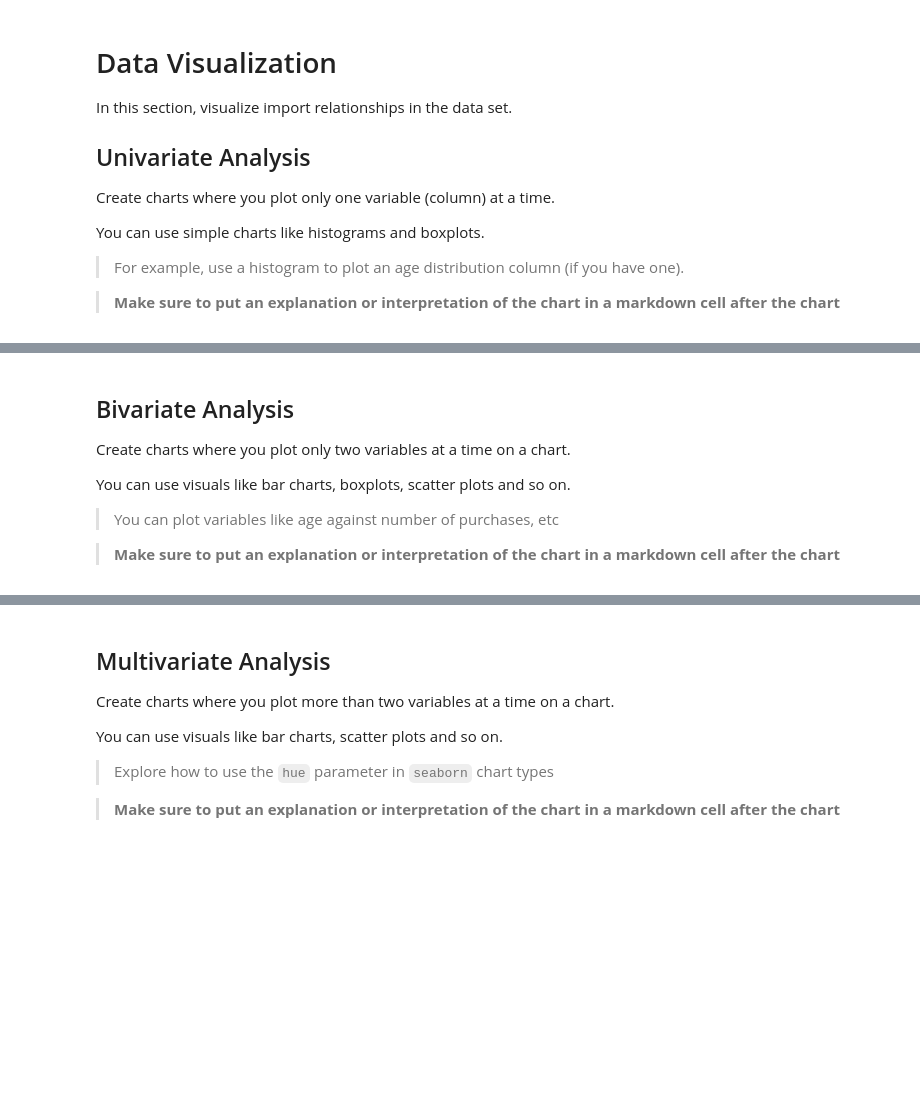
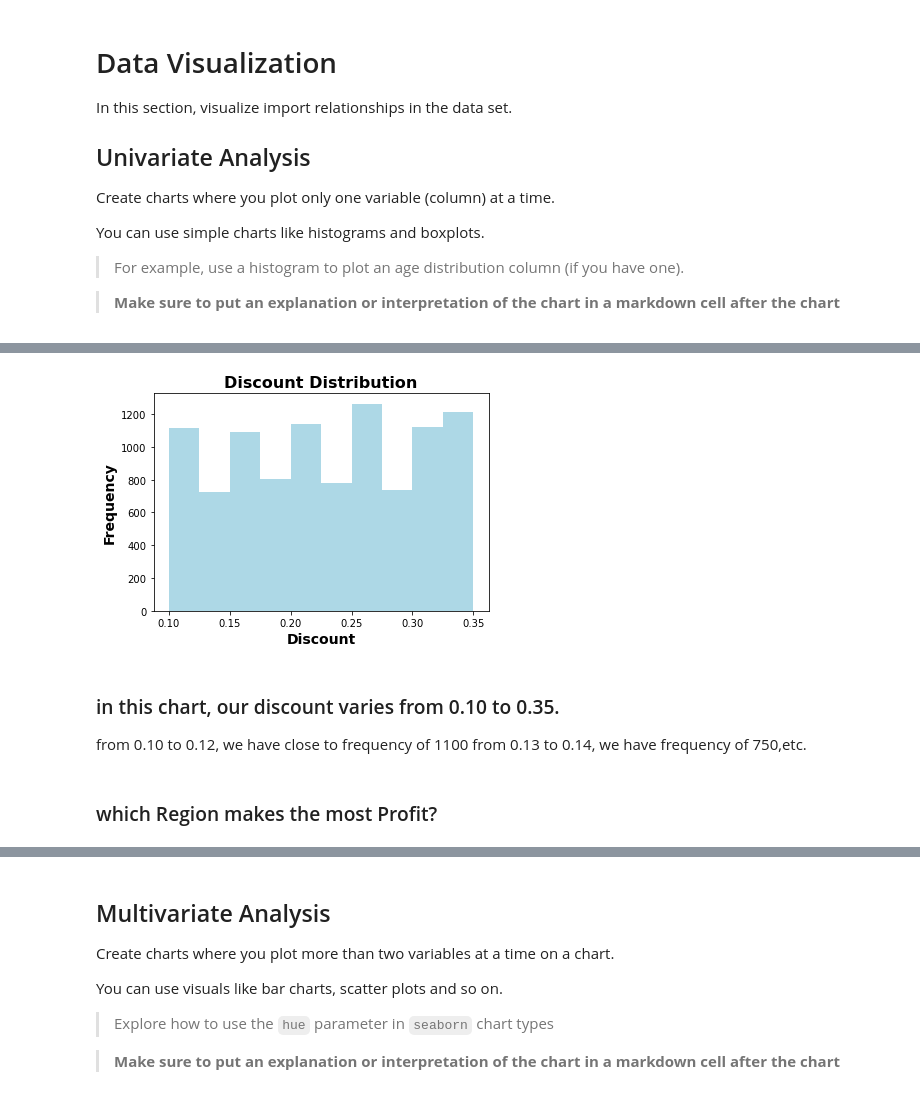
Before and after one commit to Encephalonjet/Python-Data-Science-2, a Jupyter notebook: EDA_Template.ipynb, the cells around one changed output, grey strips where cells are left out. Saved outputs shown, nothing was run; the diff lists cells and outputs as text; code cells hidden in the pictures; blank space fills up the shorter version.

```diff
--- a/EDA_Template.ipynb
+++ b/EDA_Template.ipynb
@@ -77,13 +224,16 @@ You can use simple charts like histograms and boxplots.
 # %%
-#univariate analysis cells
+#Histogram to plot Discount
+plt.hist(sales_record.Discount,color='lightblue')
+plt.title('Discount Distribution',fontsize=16,fontweight='bold')
+plt.xlabel('Discount',fontsize=14,fontweight='bold')
+plt.ylabel('Frequency',fontsize=14,fontweight='bold')
+plt.show()
+# %% [output]
+[figure, added]
-# %% [markdown]
-## Bivariate Analysis
-
-Create charts where you plot only two variables at a time on a chart.
-
-You can use visuals like bar charts, boxplots, scatter plots and so on.
-
-> You can plot variables like age against number of purchases, etc
-
-> **Make sure to put an explanation or interpretation of the chart in a markdown cell after the chart**
+# %% [markdown]
+### in this chart, our discount varies from 0.10 to 0.35.
+from 0.10 to 0.12, we have close to frequency of 1100
+from 0.13 to 0.14, we have frequency of 750,etc.
+# %% [markdown]
+### which Region makes the most Profit?
 # %%
```
Also changed, not shown: parts of 51 cells of this notebook.
